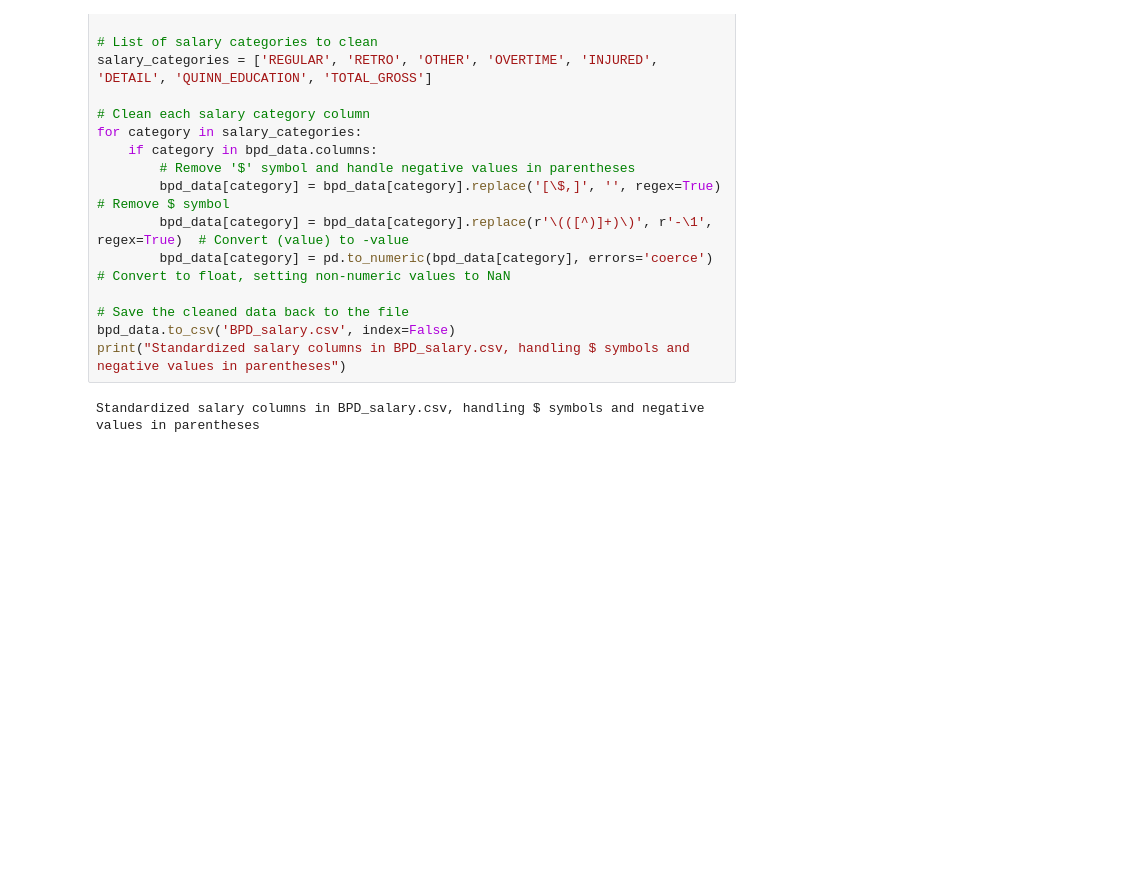
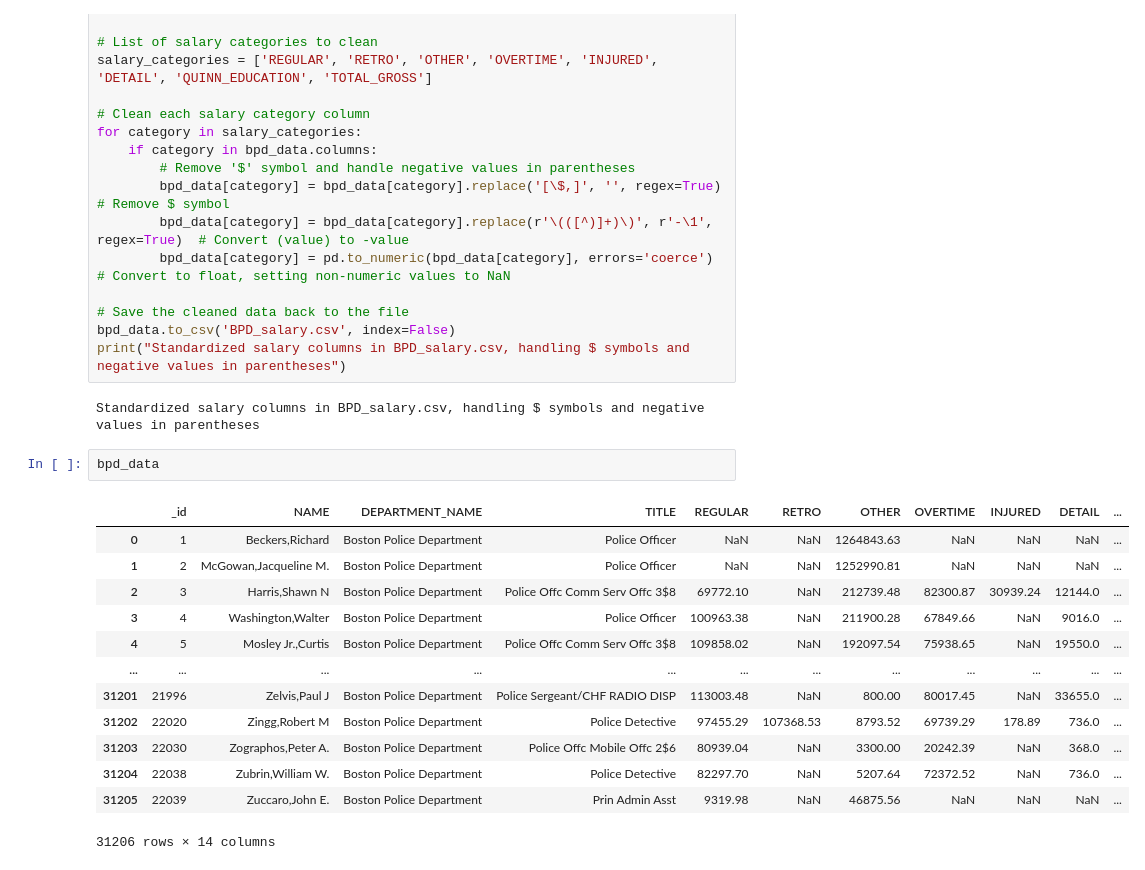
Before and after one commit to BU-Fall24-CS506-Team/Police-overtime, a Jupyter notebook: data_cleaning.ipynb, the cells around one changed output. Saved outputs shown, nothing was run; the diff lists cells and outputs as text; blank space fills up the shorter version.

```diff
--- a/data_cleaning.ipynb
+++ b/data_cleaning.ipynb
@@ -218,6 +316,22 @@ bpd_data.to_csv('BPD_salary.csv', index=False)
 print("Standardized salary columns in BPD_salary.csv, handling $ symbols and negative values in parentheses")
 # %% [output]
 Standardized salary columns in BPD_salary.csv, handling $ symbols and negative values in parentheses
+# %%
+bpd_data
+# %% [output]
+|  | _id | NAME | DEPARTMENT_NAME | TITLE | REGULAR | RETRO | OTHER | OVERTIME | INJURED | DETAIL | ... |
+| 0 | 1 | Beckers,Richard | Boston Police Department | Police Officer | NaN | NaN | 1264843.63 | NaN | NaN | NaN | ... |
+| 1 | 2 | McGowan,Jacqueline M. | Boston Police Department | Police Officer | NaN | NaN | 1252990.81 | NaN | NaN | NaN | ... |
+| 2 | 3 | Harris,Shawn N | Boston Police Department | Police Offc Comm Serv Offc 3$8 | 69772.10 | NaN | 212739.48 | 82300.87 | 30939.24 | 12144.0 | ... |
+| 3 | 4 | Washington,Walter | Boston Police Department | Police Officer | 100963.38 | NaN | 211900.28 | 67849.66 | NaN | 9016.0 | ... |
+| 4 | 5 | Mosley Jr.,Curtis | Boston Police Department | Police Offc Comm Serv Offc 3$8 | 109858.02 | NaN | 192097.54 | 75938.65 | NaN | 19550.0 | ... |
+| ... | ... | ... | ... | ... | ... | ... | ... | ... | ... | ... | ... |
+| 31201 | 21996 | Zelvis,Paul J | Boston Police Department | Police Sergeant/CHF RADIO DISP | 113003.48 | NaN | 800.00 | 80017.45 | NaN | 33655.0 | ... |
+| 31202 | 22020 | Zingg,Robert M | Boston Police Department | Police Detective | 97455.29 | 107368.53 | 8793.52 | 69739.29 | 178.89 | 736.0 | ... |
+| 31203 | 22030 | Zographos,Peter A. | Boston Police Department | Police Offc Mobile Offc 2$6 | 80939.04 | NaN | 3300.00 | 20242.39 | NaN | 368.0 | ... |
+| 31204 | 22038 | Zubrin,William W. | Boston Police Department | Police Detective | 82297.70 | NaN | 5207.64 | 72372.52 | NaN | 736.0 | ... |
+| 31205 | 22039 | Zuccaro,John E. | Boston Police Department | Prin Admin Asst | 9319.98 | NaN | 46875.56 | NaN | NaN | NaN | ... |
+31206 rows × 14 columns
 # %%
 ## PLOT GENERAL AND OVERTIME SALARY TREND
 
```
Also changed, not shown: parts of 32 cells of this notebook.
